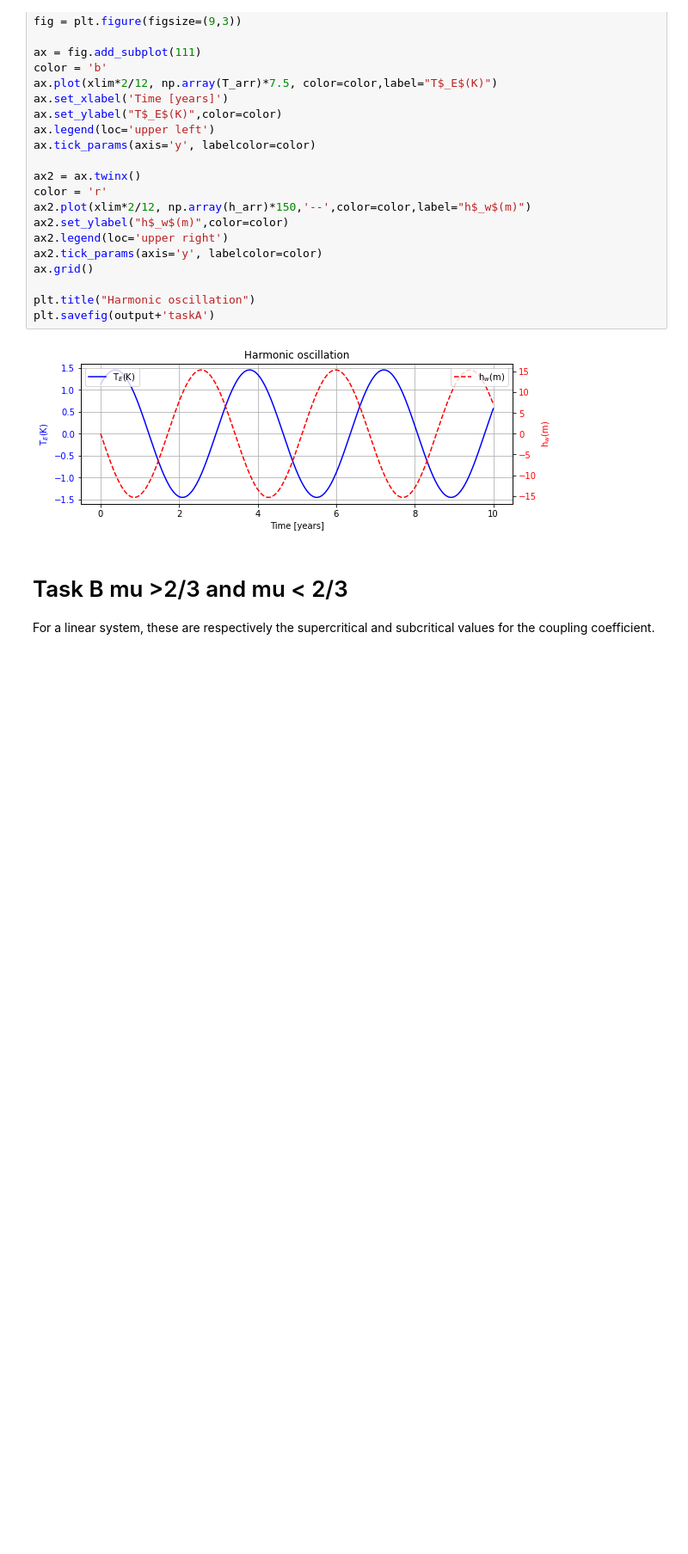
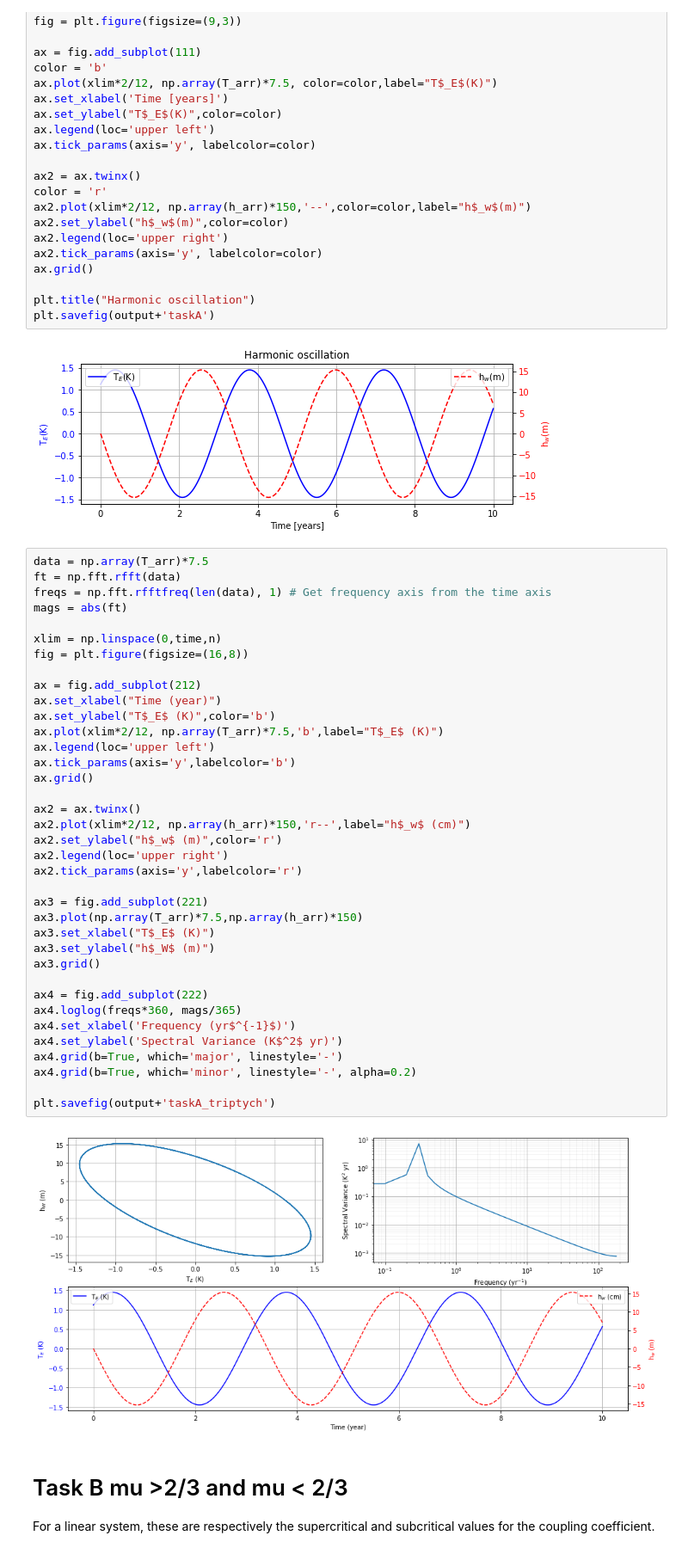
Before and after one commit to oceanography-rookie/THE_LAST_SOAC, a Jupyter notebook: THE_LAST_SOAC.ipynb, the cells around one changed output. Shown at 86% size. Saved outputs shown, nothing was run; the diff lists cells and outputs as text; blank space fills up the shorter version.

Commit message:
Added triptych plot

```diff
--- a/THE_LAST_SOAC.ipynb
+++ b/THE_LAST_SOAC.ipynb
@@ -84,6 +84,45 @@ plt.title("Harmonic oscillation")
 plt.savefig(output+'taskA')
 # %% [output]
 [figure]
+# %%
+data = np.array(T_arr)*7.5
+ft = np.fft.rfft(data)
+freqs = np.fft.rfftfreq(len(data), 1) # Get frequency axis from the time axis
+mags = abs(ft)
+
+xlim = np.linspace(0,time,n)
+fig = plt.figure(figsize=(16,8))
+
+ax = fig.add_subplot(212)
+ax.set_xlabel("Time (year)")
+ax.set_ylabel("T$_E$ (K)",color='b')
+ax.plot(xlim*2/12, np.array(T_arr)*7.5,'b',label="T$_E$ (K)")
+ax.legend(loc='upper left')
+ax.tick_params(axis='y',labelcolor='b')
+ax.grid()
+
+ax2 = ax.twinx()
+ax2.plot(xlim*2/12, np.array(h_arr)*150,'r--',label="h$_w$ (cm)")
+ax2.set_ylabel("h$_w$ (m)",color='r')
+ax2.legend(loc='upper right')
+ax2.tick_params(axis='y',labelcolor='r')
+
+ax3 = fig.add_subplot(221)
+ax3.plot(np.array(T_arr)*7.5,np.array(h_arr)*150)
+ax3.set_xlabel("T$_E$ (K)")
+ax3.set_ylabel("h$_W$ (m)")
+ax3.grid()
+
+ax4 = fig.add_subplot(222)
+ax4.loglog(freqs*360, mags/365)
+ax4.set_xlabel('Frequency (yr$^{-1}$)')
+ax4.set_ylabel('Spectral Variance (K$^2$ yr)')
+ax4.grid(b=True, which='major', linestyle='-')
+ax4.grid(b=True, which='minor', linestyle='-', alpha=0.2)
+
+plt.savefig(output+'taskA_triptych')
+# %% [output]
+[figure, added]
 # %% [markdown]
 # Task B mu >2/3 and mu < 2/3
 For a linear system, these are respectively the supercritical and subcritical values for the coupling coefficient.
```
Also changed, not shown: parts of 11 cells of this notebook, 1 other file.
